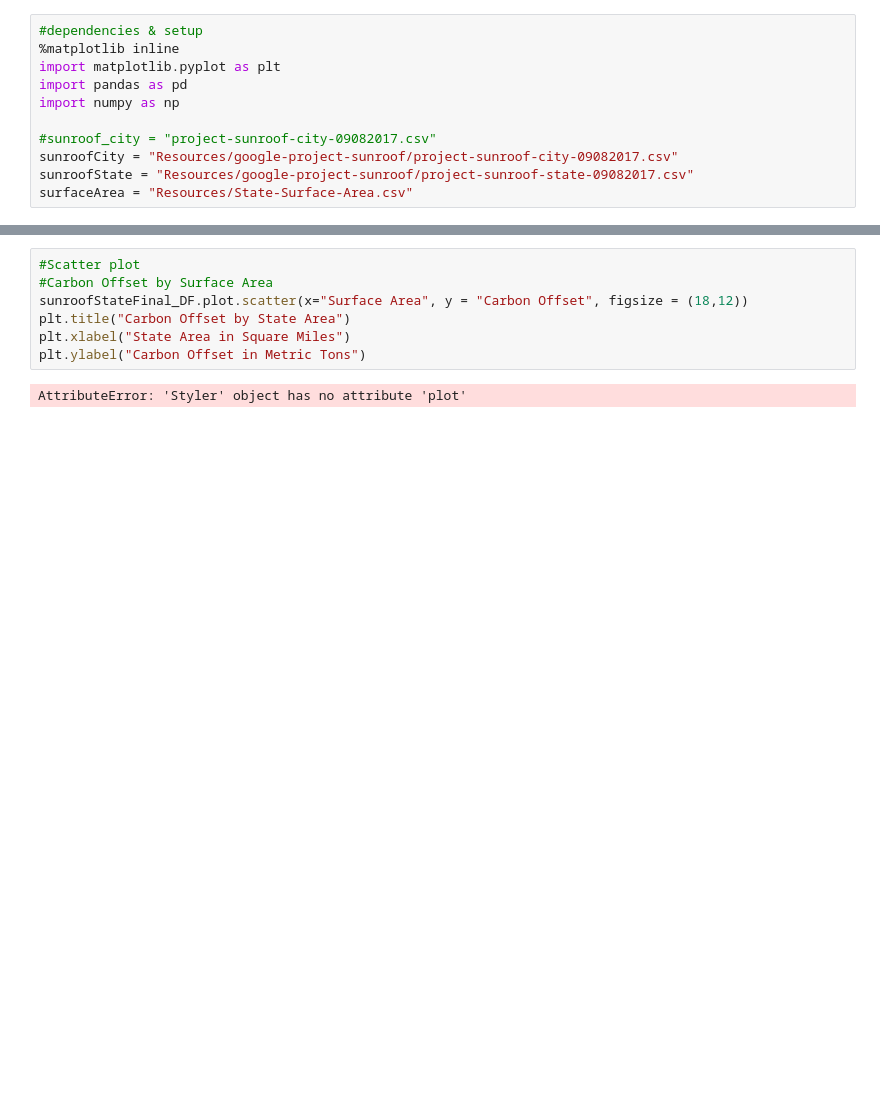
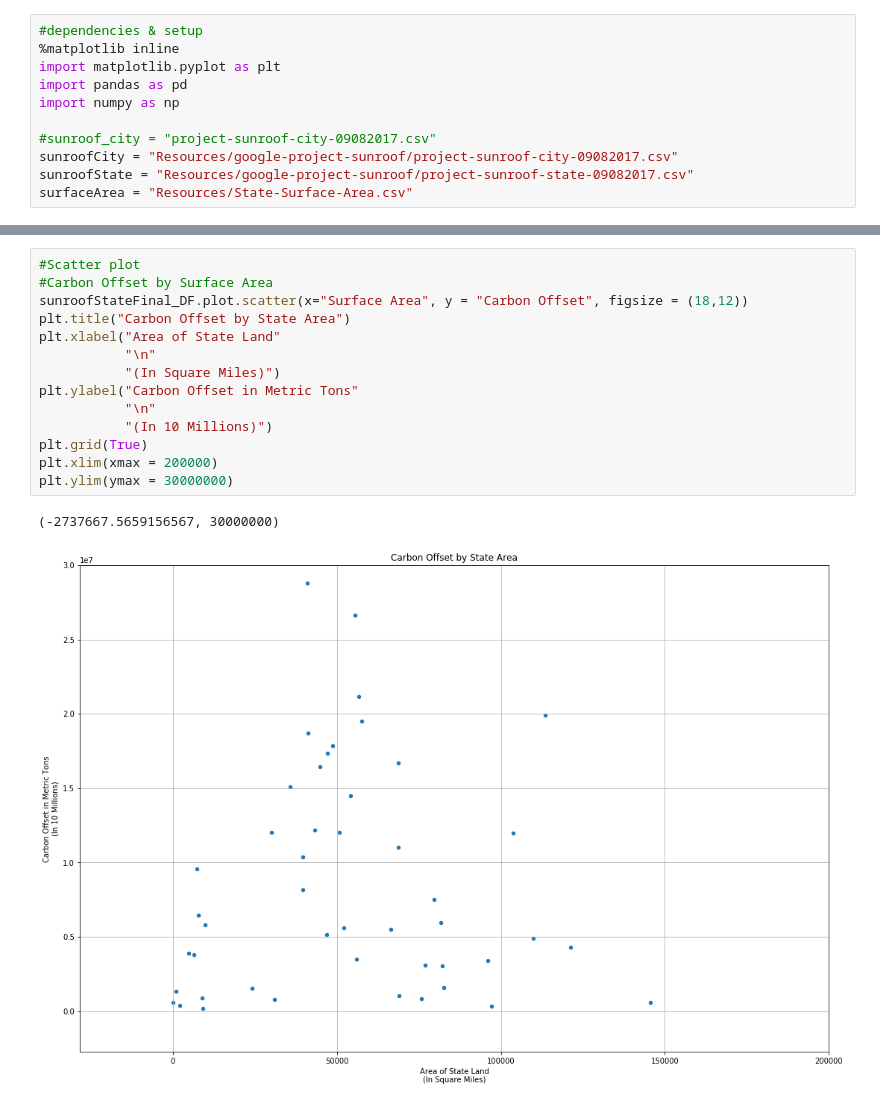
Before and after one commit to Agrattendick/Group-Project, a Jupyter notebook: Carbon Offsets for Solar Panels.ipynb, the cells around one changed output, grey strips where cells are left out. Cells and saved outputs as stored; diff of their text form; blank space fills up the shorter version.

```diff
--- a/Carbon Offsets for Solar Panels.ipynb
+++ b/Carbon Offsets for Solar Panels.ipynb
@@ -65,9 +83,17 @@ Text(0,0.5,'Carbon Offset in Metric Tons')
 # %%
 #Scatter plot
 #Carbon Offset by Surface Area
 sunroofStateFinal_DF.plot.scatter(x="Surface Area", y = "Carbon Offset", figsize = (18,12))
 plt.title("Carbon Offset by State Area")
-plt.xlabel("State Area in Square Miles")
-plt.ylabel("Carbon Offset in Metric Tons")
+plt.xlabel("Area of State Land"
+           "\n"
+           "(In Square Miles)")
+plt.ylabel("Carbon Offset in Metric Tons"
+           "\n"
+           "(In 10 Millions)")
+plt.grid(True)
+plt.xlim(xmax = 200000)
+plt.ylim(ymax = 30000000)
 # %% [output]
-AttributeError: 'Styler' object has no attribute 'plot'
+(-2737667.5659156567, 30000000)
+[figure, added]
```
Also changed, not shown: parts of 5 cells of this notebook.
